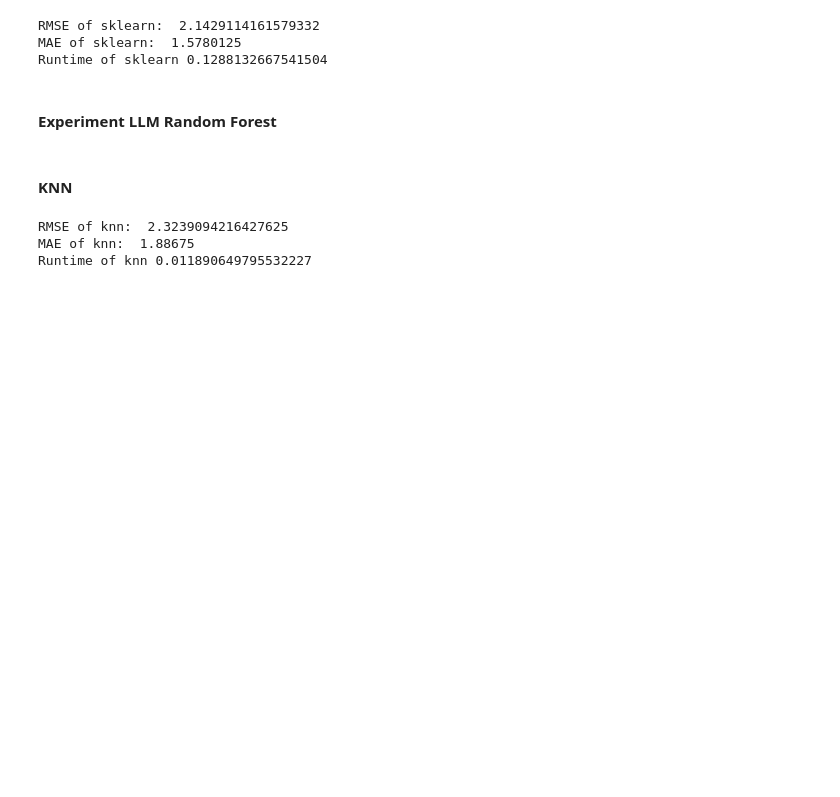
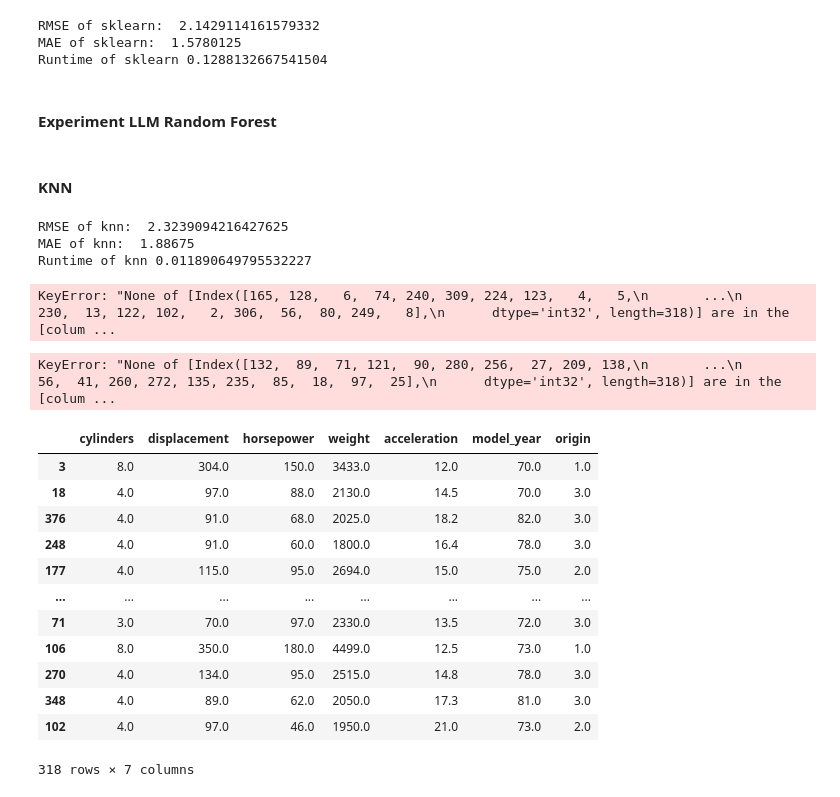
Before and after one commit to lebe1/MachineLearningCourse, a Jupyter notebook: Exercise2/auto_mpg.ipynb, the cells around one changed output. Drawn from its saved outputs; the diff is of its cells as text; code cells hidden in the pictures; blank space fills up the shorter version.

```diff
--- a/Exercise2/auto_mpg.ipynb
+++ b/Exercise2/auto_mpg.ipynb
@@ -451,3 +451,33 @@ print("Runtime of knn", knn_runtime)
 RMSE of knn:  2.3239094216427625
 MAE of knn:  1.88675
 Runtime of knn 0.011890649795532227
+# %%
+from llm_implementation import RandomForestRegressor as llm_regressor
+
+rf = llm_regressor(n_estimators=10, max_depth=5)
+rf.fit(X_train, y_train)
+y_pred = rf.predict(X_test)
+# %% [output]
+KeyError: "None of [Index([165, 128,   6,  74, 240, 309, 224, 123,   4,   5,\n       ...\n       230,  13, 122, 102,   2, 306,  56,  80, 249,   8],\n      dtype='int32', length=318)] are in the [colum ...
+# %%
+n_samples=X_train.shape[0]
+indices = np.random.choice(n_samples, n_samples, replace=True)
+X_train[indices], y_train[indices]
+# %% [output]
+KeyError: "None of [Index([132,  89,  71, 121,  90, 280, 256,  27, 209, 138,\n       ...\n        56,  41, 260, 272, 135, 235,  85,  18,  97,  25],\n      dtype='int32', length=318)] are in the [colum ...
+# %%
+X_train
+# %% [output]
+|  | cylinders | displacement | horsepower | weight | acceleration | model_year | origin |
+| 3 | 8.0 | 304.0 | 150.0 | 3433.0 | 12.0 | 70.0 | 1.0 |
+| 18 | 4.0 | 97.0 | 88.0 | 2130.0 | 14.5 | 70.0 | 3.0 |
+| 376 | 4.0 | 91.0 | 68.0 | 2025.0 | 18.2 | 82.0 | 3.0 |
+| 248 | 4.0 | 91.0 | 60.0 | 1800.0 | 16.4 | 78.0 | 3.0 |
+| 177 | 4.0 | 115.0 | 95.0 | 2694.0 | 15.0 | 75.0 | 2.0 |
+| ... | ... | ... | ... | ... | ... | ... | ... |
+| 71 | 3.0 | 70.0 | 97.0 | 2330.0 | 13.5 | 72.0 | 3.0 |
+| 106 | 8.0 | 350.0 | 180.0 | 4499.0 | 12.5 | 73.0 | 1.0 |
+| 270 | 4.0 | 134.0 | 95.0 | 2515.0 | 14.8 | 78.0 | 3.0 |
+| 348 | 4.0 | 89.0 | 62.0 | 2050.0 | 17.3 | 81.0 | 3.0 |
+| 102 | 4.0 | 97.0 | 46.0 | 1950.0 | 21.0 | 73.0 | 2.0 |
+318 rows × 7 columns
```
Also changed, not shown: parts of 1 cell of this notebook, 2 other files.
